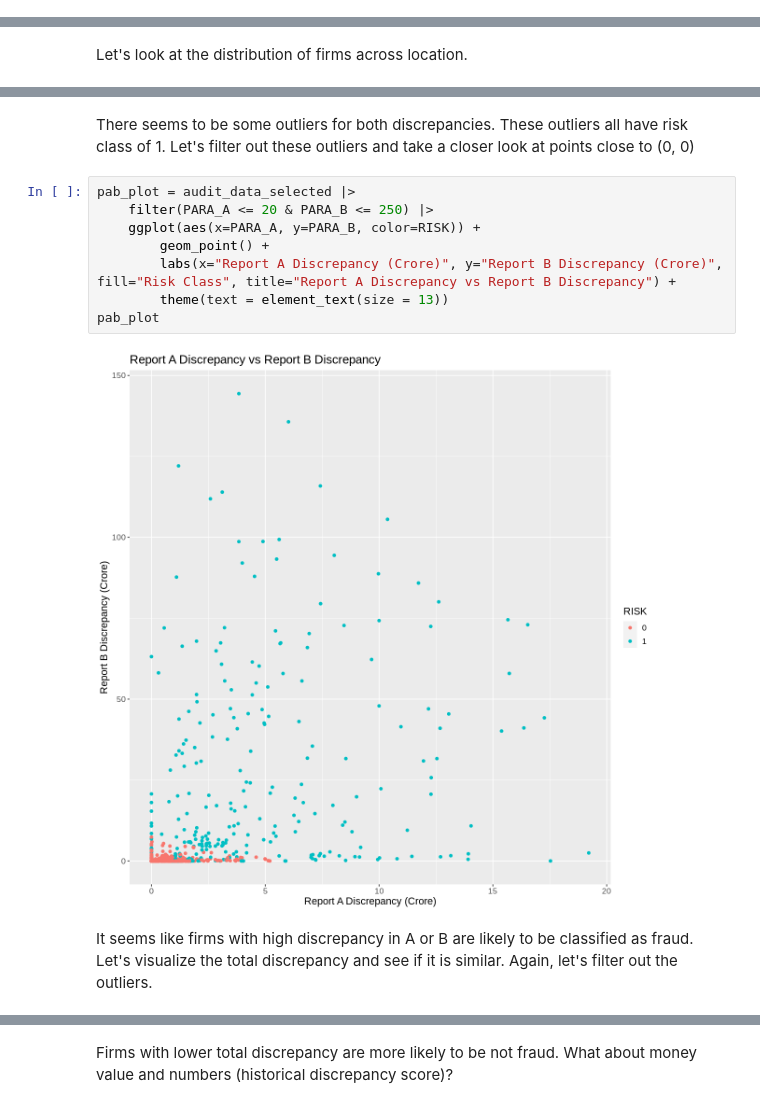
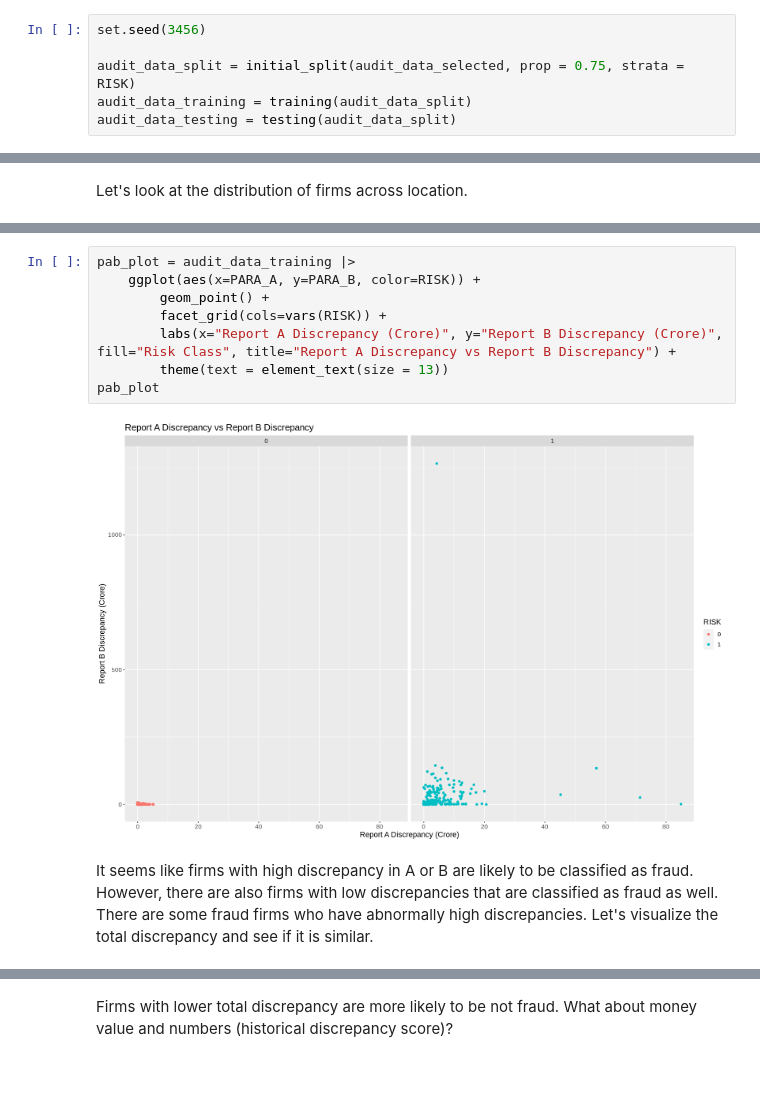
Before and after one commit to jimwei6/Fraud-Detection-Data-Analysis, a Jupyter notebook: proposal.ipynb, the cells around one changed output, grey strips where cells are left out. Cells and saved outputs as stored; diff of their text form; blank space fills up the shorter version.

Commit message:
Use training set only for EDA.

```diff
--- a/proposal.ipynb
+++ b/proposal.ipynb
@@ -122,3 +124,9 @@ A tibble: 6 × 8
+# %%
+set.seed(3456)
+
+audit_data_split = initial_split(audit_data_selected, prop = 0.75, strata = RISK)
+audit_data_training = training(audit_data_split)
+audit_data_testing = testing(audit_data_split)
 # %% [markdown]
 ### Filtered Data Summary
 # %%
@@ -201,16 +199,13 @@ pab_plot
-# %% [markdown]
-There seems to be some outliers for both discrepancies. These outliers all have risk class of 1.
-Let's filter out these outliers and take a closer look at points close to (0, 0)
 # %%
-pab_plot = audit_data_selected |>
-    filter(PARA_A <= 20 & PARA_B <= 250) |>
+pab_plot = audit_data_training |>
     ggplot(aes(x=PARA_A, y=PARA_B, color=RISK)) +
         geom_point() +
+        facet_grid(cols=vars(RISK)) +
         labs(x="Report A Discrepancy (Crore)", y="Report B Discrepancy (Crore)", fill="Risk Class", title="Report A Discrepancy vs Report B Discrepancy") +
         theme(text = element_text(size = 13))
 pab_plot
 # %% [output]
-[figure, old version]
+[figure, new version]
 # %% [markdown]
-It seems like firms with high discrepancy in A or B are likely to be classified as fraud. Let's visualize the total discrepancy and see if it is similar. Again, let's filter out the outliers.
+It seems like firms with high discrepancy in A or B are likely to be classified as fraud. However, there are also firms with low discrepancies that are classified as fraud as well. There are some fraud firms who have abnormally high discrepancies. Let's visualize the total discrepancy and see if it is similar.
 # %%
```
Also changed, not shown: parts of 17 cells of this notebook.
